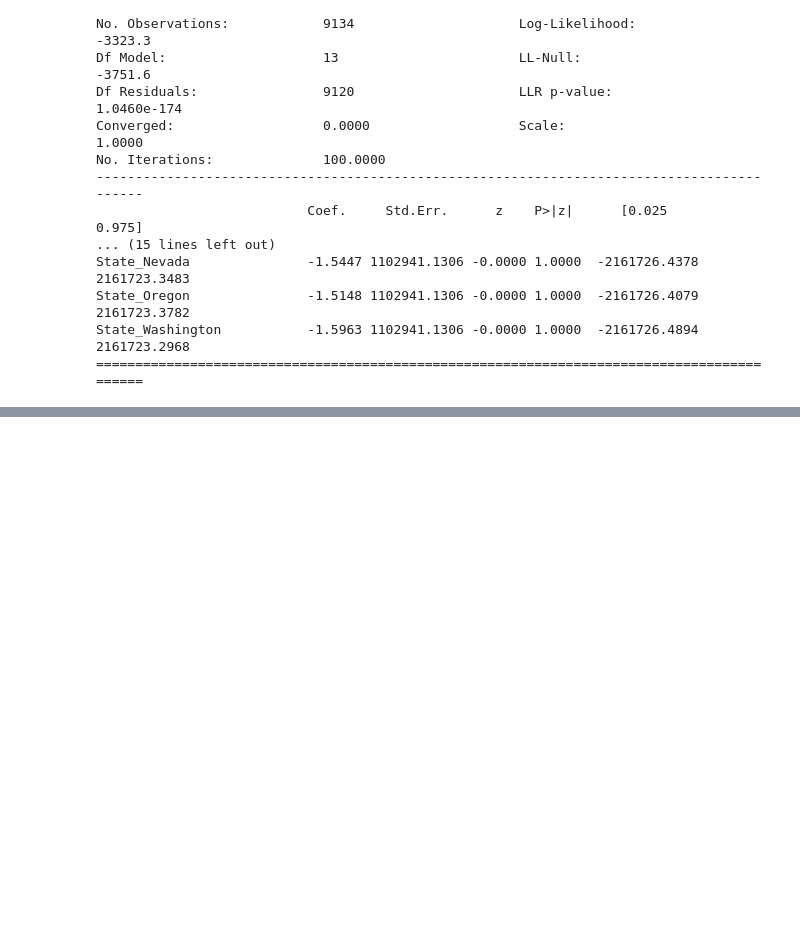
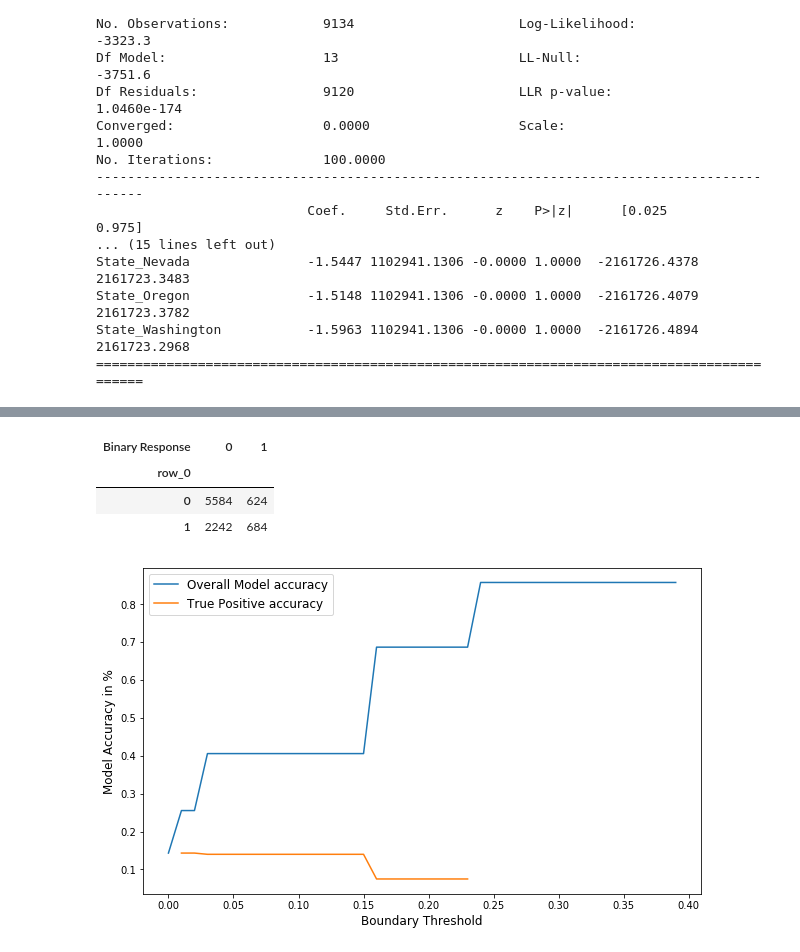
Before and after one commit to jgoodz8/3251_Project_Group2, a Jupyter notebook: Zain - Logistic regression.ipynb, the cells around one changed output, grey strips where cells are left out. Drawn from its saved outputs; the diff is of its cells as text; code cells hidden in the pictures; blank space fills up the shorter version.

```diff
--- a/Zain - Logistic regression.ipynb
+++ b/Zain - Logistic regression.ipynb
@@ -210,0 +257,8 @@ df_accuracy
+# %%
+Y= 'Binary Response'
+X= 'Renew Offer Type'
+y= df[Y]
+x= pd.get_dummies(df[X])
+
+m= Logit(y,x)
+model= m.fit(maxiter=100)
@@ -210,0 +285,46 @@ df_accuracy
+# %%
+out=list(x)
+y_hat_prob= model.predict(x[out])
+y_hat=(y_hat_prob >= 0.2) * 1
+
+confusion=pd.crosstab(y_hat,y)
+confusion
+# %% [output]
+| Binary Response | 0 | 1 |
+| row_0 |  |  |
+| 0 | 5584 | 624 |
+| 1 | 2242 | 684 |
+# %%
+decision_boundaries= np.arange(0,0.4,0.01)
+accuracies=[]
+db=[]
+for i in range(len(decision_boundaries)):
+    try:
+        p= decision_boundaries[i]
+        y_hat=(y_hat_prob >= p) * 1
+        cm= pd.crosstab(y_hat,y)
+
+        accuracies.append(true_pos(cm))
+        db.append(p)
+
+
+    except:
+        pass
+
+accuracies_2=[]
+for i in range(len(decision_boundaries)):
+    p = decision_boundaries[i]
+    y_hat= (y_hat_prob >= p) *1
+    accuracies_2.append(accuracy(y_hat,y))
+
+plt.figure(figsize=(10,6))
+
+plt.plot(decision_boundaries,accuracies_2)
+plt.plot(db,accuracies)
+plt.xlabel('Boundary Threshold',fontsize=12)
+plt.ylabel('Model Accuracy in %',fontsize=12)
+#plt.axvline(0.23, color='red')
+plt.legend(('Overall Model accuracy','True Positive accuracy','Optimum Point'),fontsize=12)
+plt.show()
+# %% [output]
+[figure, added]
```
Also changed, not shown: parts of 19 cells of this notebook.
